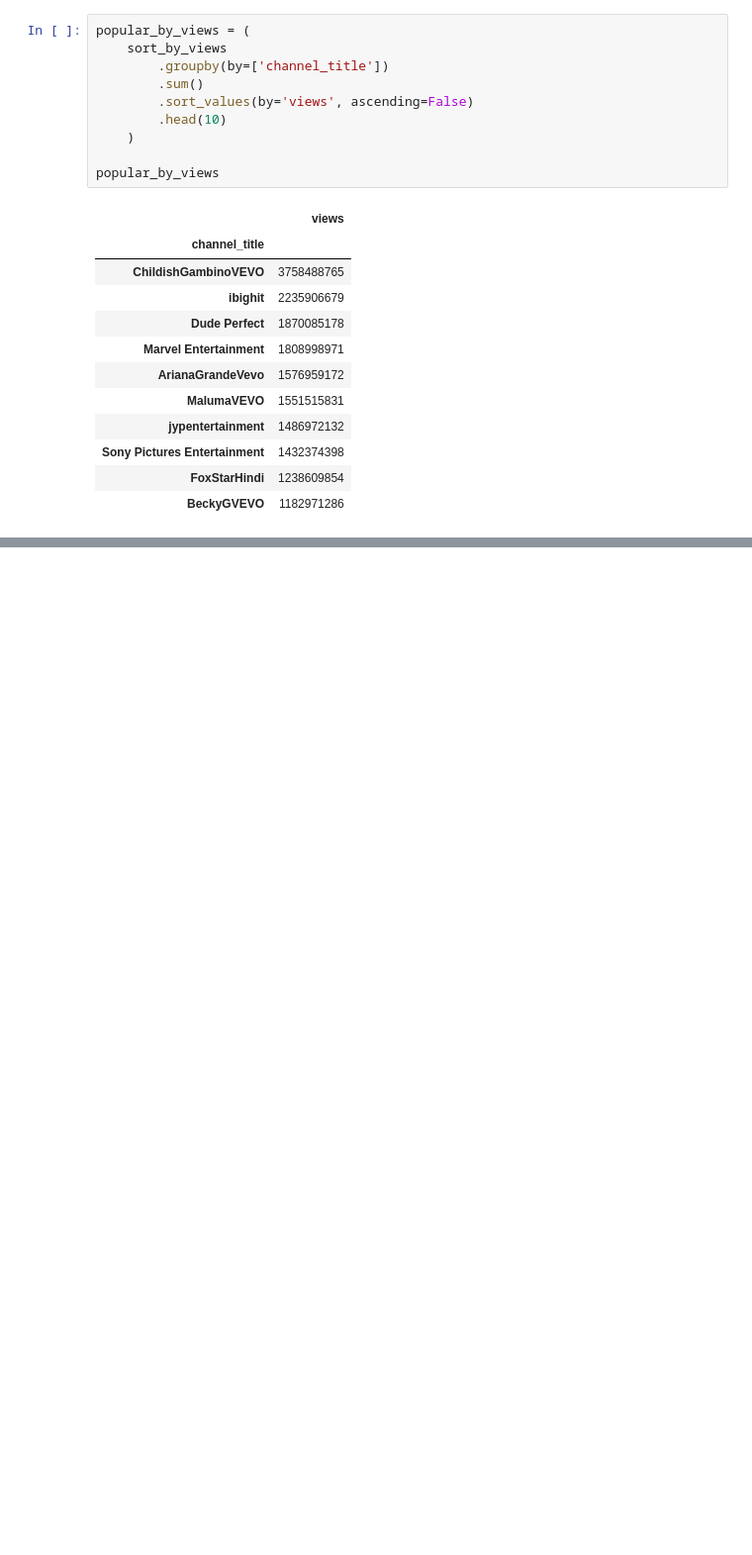
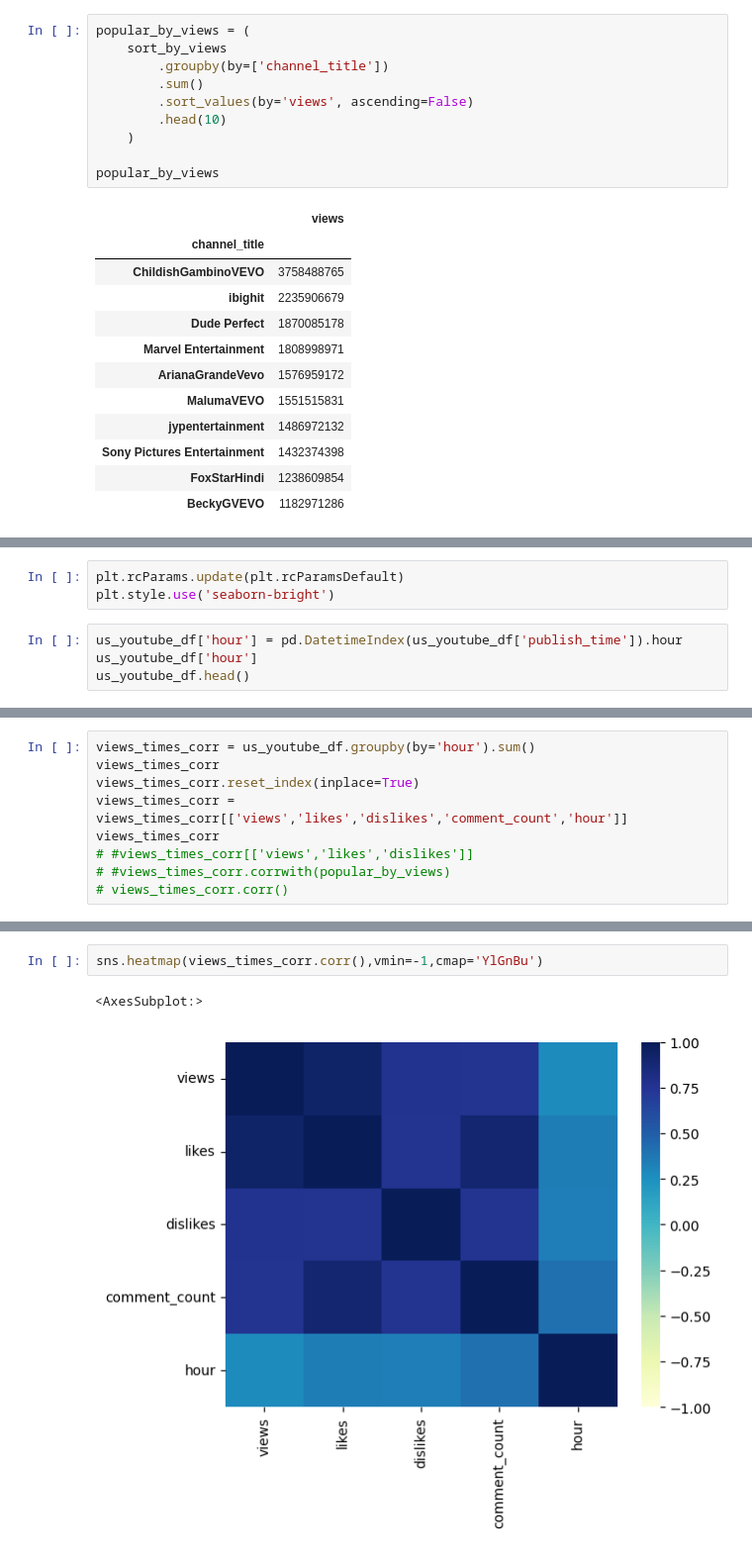
Before and after one commit to morgancoad/pandas-eda-casestudy-overview, a Jupyter notebook: notebooks/test_youtube.ipynb, the cells around one changed output, grey strips where cells are left out. Shown at 99% size. Drawn from its saved outputs; the diff is of its cells as text; blank space fills up the shorter version.

```diff
--- a/notebooks/test_youtube.ipynb
+++ b/notebooks/test_youtube.ipynb
@@ -117,0 +160,7 @@ popular_by_views.plot(kind='barh')
+# %%
+plt.rcParams.update(plt.rcParamsDefault)
+plt.style.use('seaborn-bright')
+# %%
+us_youtube_df['hour'] = pd.DatetimeIndex(us_youtube_df['publish_time']).hour
+us_youtube_df['hour']
+us_youtube_df.head()
@@ -117,0 +187,9 @@ popular_by_views.plot(kind='barh')
+# %%
+views_times_corr = us_youtube_df.groupby(by='hour').sum()
+views_times_corr
+views_times_corr.reset_index(inplace=True)
+views_times_corr = views_times_corr[['views','likes','dislikes','comment_count','hour']]
+views_times_corr
+# #views_times_corr[['views','likes','dislikes']]
+# #views_times_corr.corrwith(popular_by_views)
+# views_times_corr.corr()
@@ -117,0 +214,5 @@ popular_by_views.plot(kind='barh')
+# %%
+sns.heatmap(views_times_corr.corr(),vmin=-1,cmap='YlGnBu')
+# %% [output]
+<AxesSubplot:>
+[figure, added]
```
Also changed, not shown: parts of 16 cells of this notebook, 2 other files.
